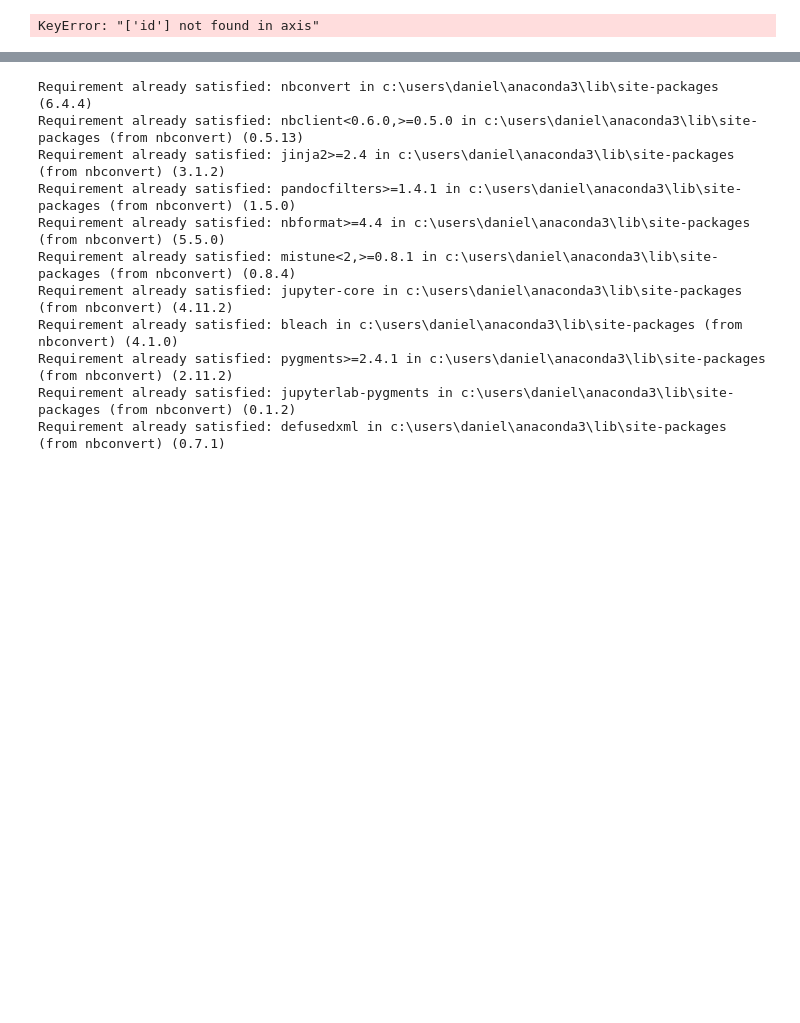
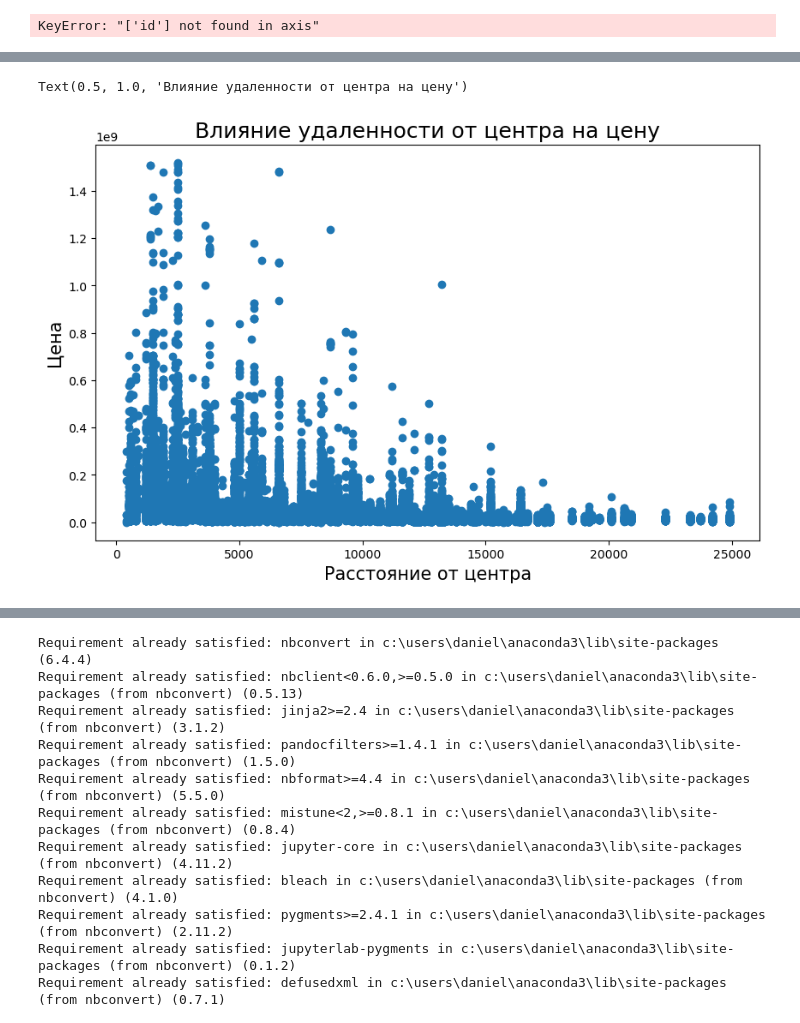
Before and after one commit to Gabuchev/Apartments-in-Moscow---The-simplest-recommendation-system, a Jupyter notebook: Rec.Sys.ipynb, the cells around one changed output, grey strips where cells are left out. Drawn from its saved outputs; the diff is of its cells as text; code cells hidden in the pictures; blank space fills up the shorter version.

```diff
--- a/Rec.Sys.ipynb
+++ b/Rec.Sys.ipynb
@@ -1128,3 +1128,11 @@ Metro_encoders.head (5)
 Data = pd.concat([df, Metro_encoders], axis=1)
 Data.head(5)
 Data.to_csv(r'C:\Users\Daniel\project university\Csv_to_html\Metro_encoders.csv', index=False)
+# %%
+#Визуализация
+import pandas as pd
+df_simple = pd.read_csv(r'C:\Users\Daniel\project university\Csv_to_html\ClassSave\DFProcessCost2.csv')
+df_simple = df_simple.drop(columns='Metro_encoders')
+df_simple = df_simple.drop(columns='cost_for_meter(₽)')
+corr_matrix = df_simple.corr().round(2)
+corr_matrix
@@ -1130,0 +1147,18 @@ Data.to_csv(r'C:\Users\Daniel\project university\Csv_to_html\Metro_encoders.csv'
+# %%
+import matplotlib.pyplot as plt
+x1 = df_simple['center_distance/m']
+x2 = df_simple['square(м²)']
+y = df_simple['cost(₽)']
+
+
+# зададим размер и построим первый график
+plt.figure(figsize = (10,6))
+plt.scatter(x1, y)
+
+# добавим подписи
+plt.xlabel('Расстояние от центра', fontsize = 15)
+plt.ylabel('Цена', fontsize = 15)
+plt.title('Влияние удаленности от центра на цену', fontsize = 18)
+# %% [output]
+Text(0.5, 1.0, 'Влияние удаленности от центра на цену')
+[figure, added]
```
Also changed, not shown: parts of 2 cells of this notebook.
